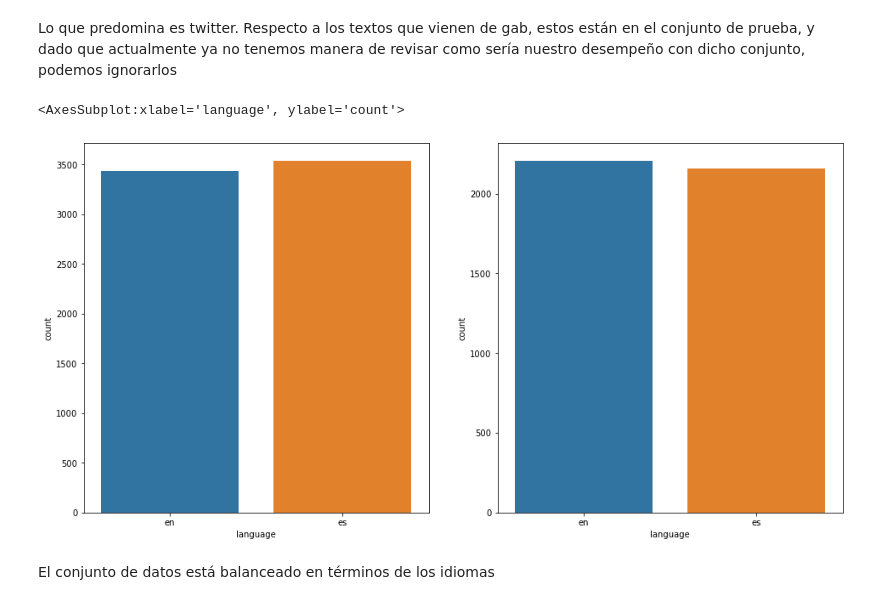
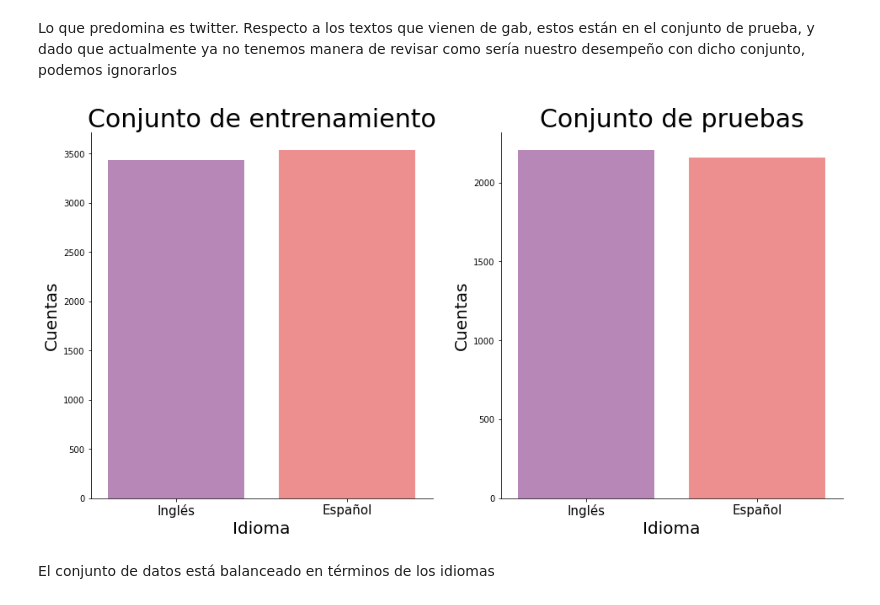
Before and after one commit to OscarAlvaradoM/sEXism-Identification-in-Social-neTworks, a Jupyter notebook: notebooks/EDA.ipynb, the cells around one changed output. Cells and saved outputs as stored; diff of their text form; code cells hidden in the pictures.

```diff
--- a/notebooks/EDA.ipynb
+++ b/notebooks/EDA.ipynb
@@ -45,6 +58,18 @@ sns.countplot(data=df_train, x="task2", ax=ax)
 # Exploración de fuente
 # %%
 fig, ax = plt.subplots(figsize=(16,8), ncols=2)
-sns.countplot(data=df_train, x="source", ax=ax[0])
-sns.countplot(data=df_test, x="source", ax=ax[1])
+sns.countplot(data=df_train, x="source", ax=ax[0], palette = ["#1DA1F2"], alpha = 0.5)
+sns.countplot(data=df_test, x="source", ax=ax[1], palette = ["#00d17c", "#1DA1F2"], alpha = 0.5)
+
+for i in range(2):
+    ax[i].spines["right"].set_visible(False)
+    ax[i].spines["top"].set_visible(False)
+    ax[i].set_xlabel("Fuente", fontsize = 20)
+    ax[i].set_ylabel("Cuentas", fontsize = 20)
+
+ax[0].set_title("Conjunto de entrenamiento", fontsize = 30)
+ax[1].set_title("Conjunto de pruebas", fontsize = 30)
+ax[0].set_xticklabels(["Twitter"], fontsize = 15)
+ax[1].set_xticklabels(["Gab", "Twitter"] , fontsize = 15)
+fig.savefig("../figs/Fuentes.png", transparent = True, bbox_inches="tight")
 # %% [output]
@@ -54,11 +78,22 @@ sns.countplot(data=df_test, x="source", ax=ax[1])
 Lo que predomina es twitter. Respecto a los textos que vienen de gab, estos están en el conjunto de prueba, y dado que actualmente ya no tenemos manera de revisar como sería nuestro desempeño con dicho conjunto, podemos ignorarlos
 # %%
 fig, ax = plt.subplots(figsize=(16,8), ncols=2)
-sns.countplot(data=df_train, x="language", ax=ax[0])
-sns.countplot(data=df_test, x="language", ax=ax[1])
+sns.countplot(data=df_train, x="language", ax=ax[0], palette = ["purple", "red"], alpha = 0.5)
+sns.countplot(data=df_test, x="language", ax=ax[1], palette = ["purple", "red"], alpha = 0.5)
+
+for i in range(2):
+    ax[i].spines["right"].set_visible(False)
+    ax[i].spines["top"].set_visible(False)
+    ax[i].set_xlabel("Idioma", fontsize = 20)
+    ax[i].set_ylabel("Cuentas", fontsize = 20)
+    ax[i].set_xticklabels(["Inglés", "Español"], fontsize = 15)
+
+ax[0].set_title("Conjunto de entrenamiento", fontsize = 30)
+ax[1].set_title("Conjunto de pruebas", fontsize = 30)
+
+fig.savefig("../figs/Idioma.png", transparent = True, bbox_inches="tight")
 # %% [output]
-<AxesSubplot:xlabel='language', ylabel='count'>
-[figure, old version]
+[figure, new version]
 # %% [markdown]
 El conjunto de datos está balanceado en términos de los idiomas
 # %% [markdown]
```
Also changed, not shown: parts of 3 cells of this notebook.
